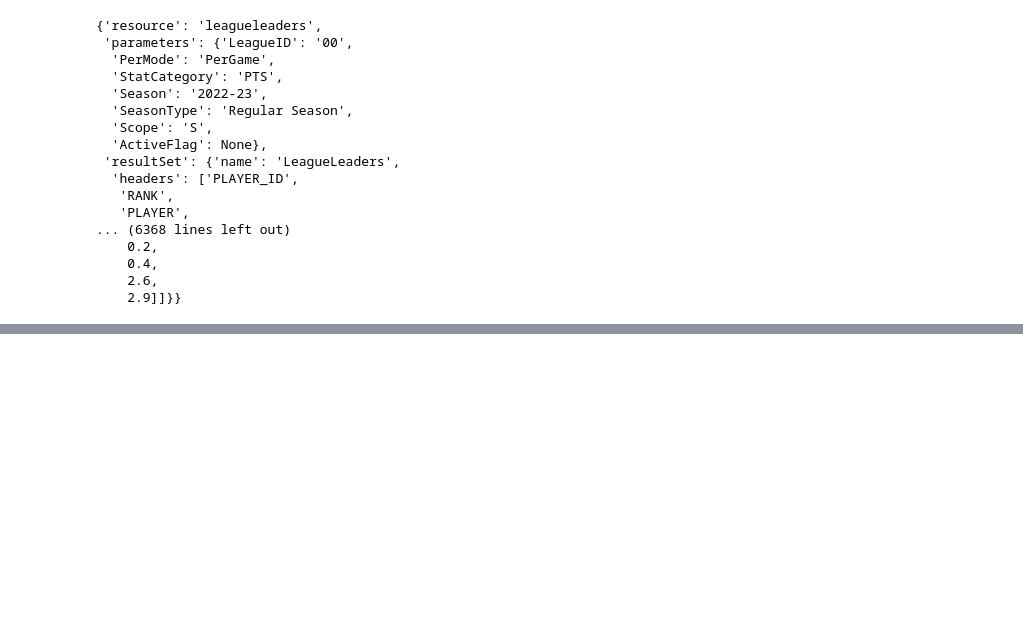
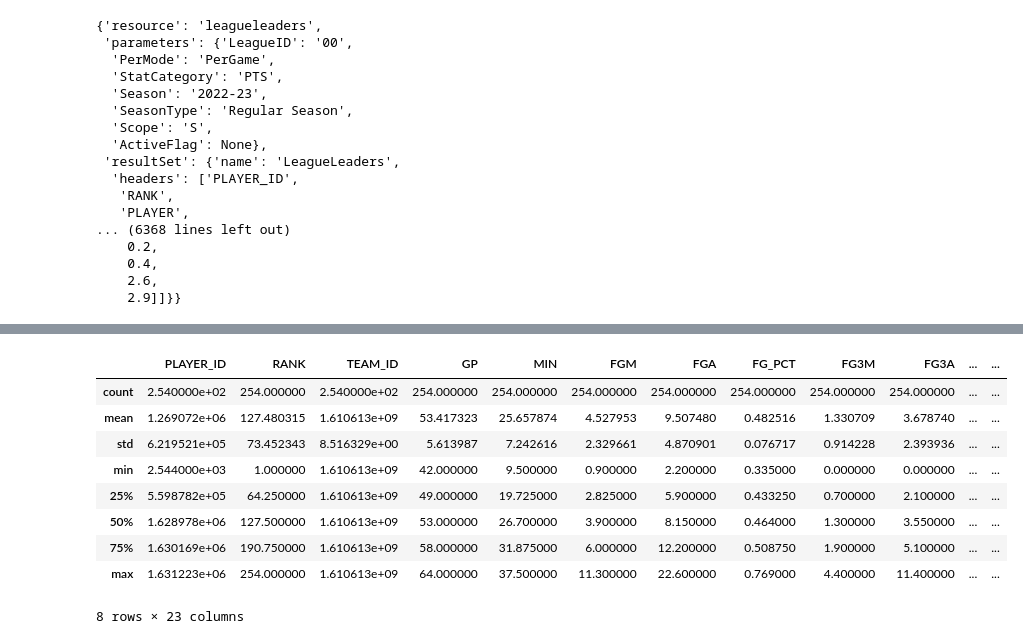
Before and after one commit to vdasari2/API-Data-Exploration-and-Analysis-, a Jupyter notebook: NBAData.ipynb, the cells around one changed output, grey strips where cells are left out. Drawn from its saved outputs; the diff is of its cells as text; code cells hidden in the pictures; blank space fills up the shorter version.

```diff
--- a/NBAData.ipynb
+++ b/NBAData.ipynb
@@ -37,0 +81,15 @@ json.dump(page, out_file, indent=6)
+# %%
+#Understanding the data
+#describe() method returns the description of the data in the Dataframe
+final_data.describe()
+# %% [output]
+|  | PLAYER_ID | RANK | TEAM_ID | GP | MIN | FGM | FGA | FG_PCT | FG3M | FG3A | ... | ... |
+| count | 2.540000e+02 | 254.000000 | 2.540000e+02 | 254.000000 | 254.000000 | 254.000000 | 254.000000 | 254.000000 | 254.000000 | 254.000000 | ... | ... |
+| mean | 1.269072e+06 | 127.480315 | 1.610613e+09 | 53.417323 | 25.657874 | 4.527953 | 9.507480 | 0.482516 | 1.330709 | 3.678740 | ... | ... |
+| std | 6.219521e+05 | 73.452343 | 8.516329e+00 | 5.613987 | 7.242616 | 2.329661 | 4.870901 | 0.076717 | 0.914228 | 2.393936 | ... | ... |
+| min | 2.544000e+03 | 1.000000 | 1.610613e+09 | 42.000000 | 9.500000 | 0.900000 | 2.200000 | 0.335000 | 0.000000 | 0.000000 | ... | ... |
+| 25% | 5.598782e+05 | 64.250000 | 1.610613e+09 | 49.000000 | 19.725000 | 2.825000 | 5.900000 | 0.433250 | 0.700000 | 2.100000 | ... | ... |
+| 50% | 1.628978e+06 | 127.500000 | 1.610613e+09 | 53.000000 | 26.700000 | 3.900000 | 8.150000 | 0.464000 | 1.300000 | 3.550000 | ... | ... |
+| 75% | 1.630169e+06 | 190.750000 | 1.610613e+09 | 58.000000 | 31.875000 | 6.000000 | 12.200000 | 0.508750 | 1.900000 | 5.100000 | ... | ... |
+| max | 1.631223e+06 | 254.000000 | 1.610613e+09 | 64.000000 | 37.500000 | 11.300000 | 22.600000 | 0.769000 | 4.400000 | 11.400000 | ... | ... |
+8 rows × 23 columns
```
Also changed, not shown: parts of 7 cells of this notebook, 1 other file.
